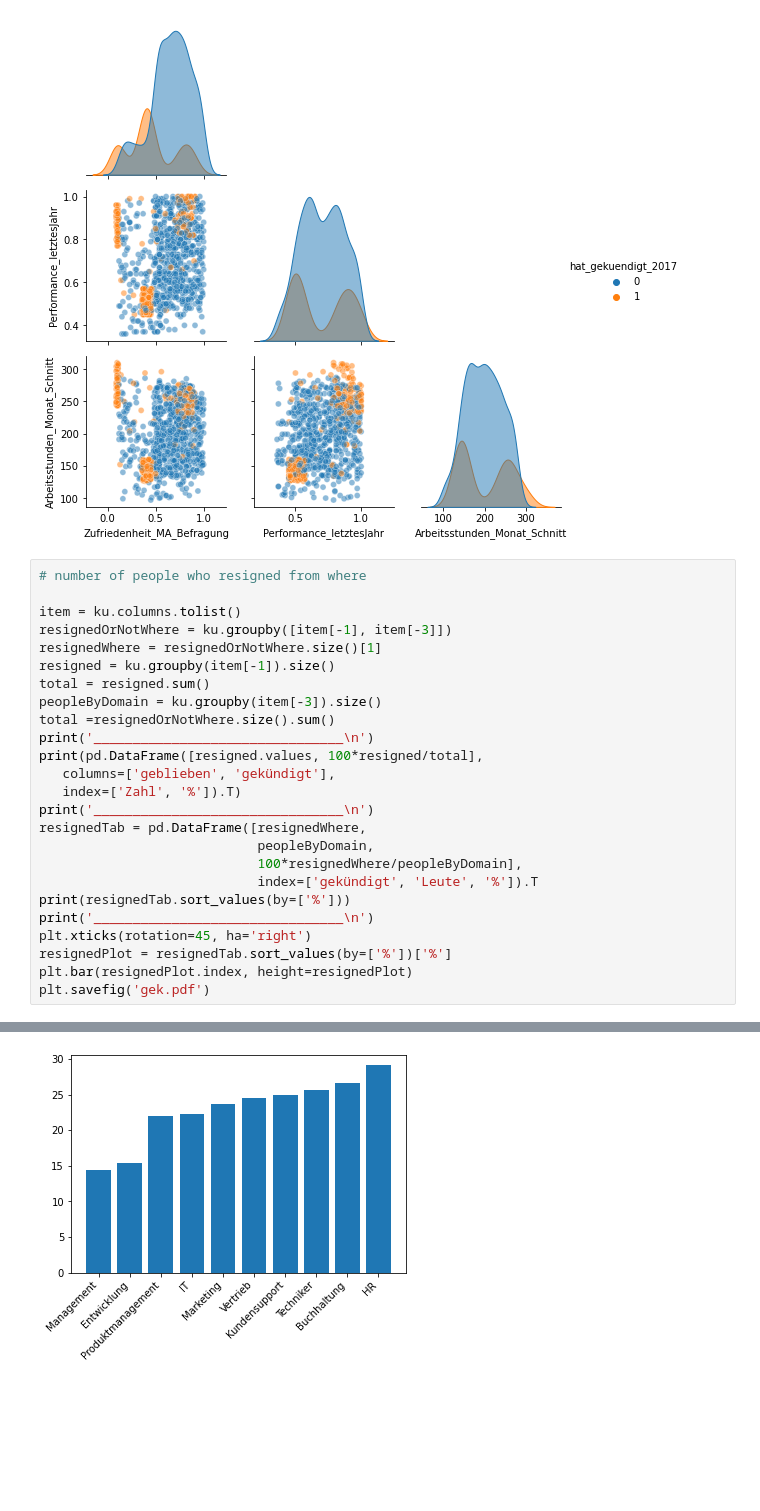
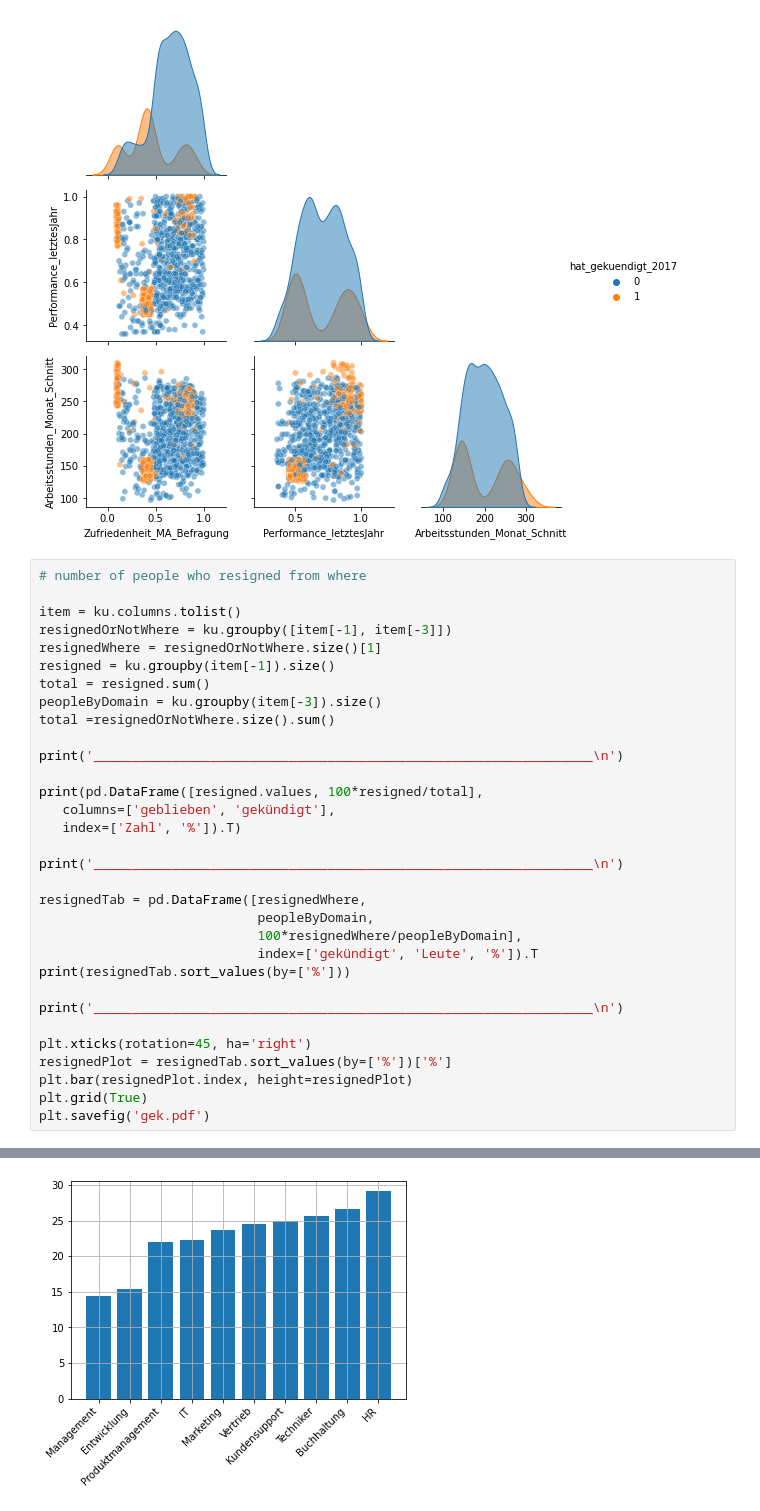
Before and after one commit to aurelienfouque/DBChallenge, a Jupyter notebook: challenge.ipynb, the cells around one changed output, grey strips where cells are left out. Cells and saved outputs as stored; diff of their text form; blank space fills up the shorter version.

```diff
--- a/challenge.ipynb
+++ b/challenge.ipynb
@@ -114,19 +114,26 @@ resigned = ku.groupby(item[-1]).size()
 total = resigned.sum()
 peopleByDomain = ku.groupby(item[-3]).size()
 total =resignedOrNotWhere.size().sum()
-print('________________________________\n')
+
+print('________________________________________________________________\n')
+
 print(pd.DataFrame([resigned.values, 100*resigned/total],
    columns=['geblieben', 'gekündigt'],
    index=['Zahl', '%']).T)
-print('________________________________\n')
+
+print('________________________________________________________________\n')
+
 resignedTab = pd.DataFrame([resignedWhere,
                             peopleByDomain,
                             100*resignedWhere/peopleByDomain],
                             index=['gekündigt', 'Leute', '%']).T
 print(resignedTab.sort_values(by=['%']))
-print('________________________________\n')
+
+print('________________________________________________________________\n')
+
 plt.xticks(rotation=45, ha='right')
 resignedPlot = resignedTab.sort_values(by=['%'])['%']
 plt.bar(resignedPlot.index, height=resignedPlot)
+plt.grid(True)
 plt.savefig('gek.pdf')
 # %% [output]
@@ -153 +160 @@ ________________________________
-[figure, old version]
+[figure, new version]
```
Also changed, not shown: parts of 2 cells of this notebook, 2 other files.
